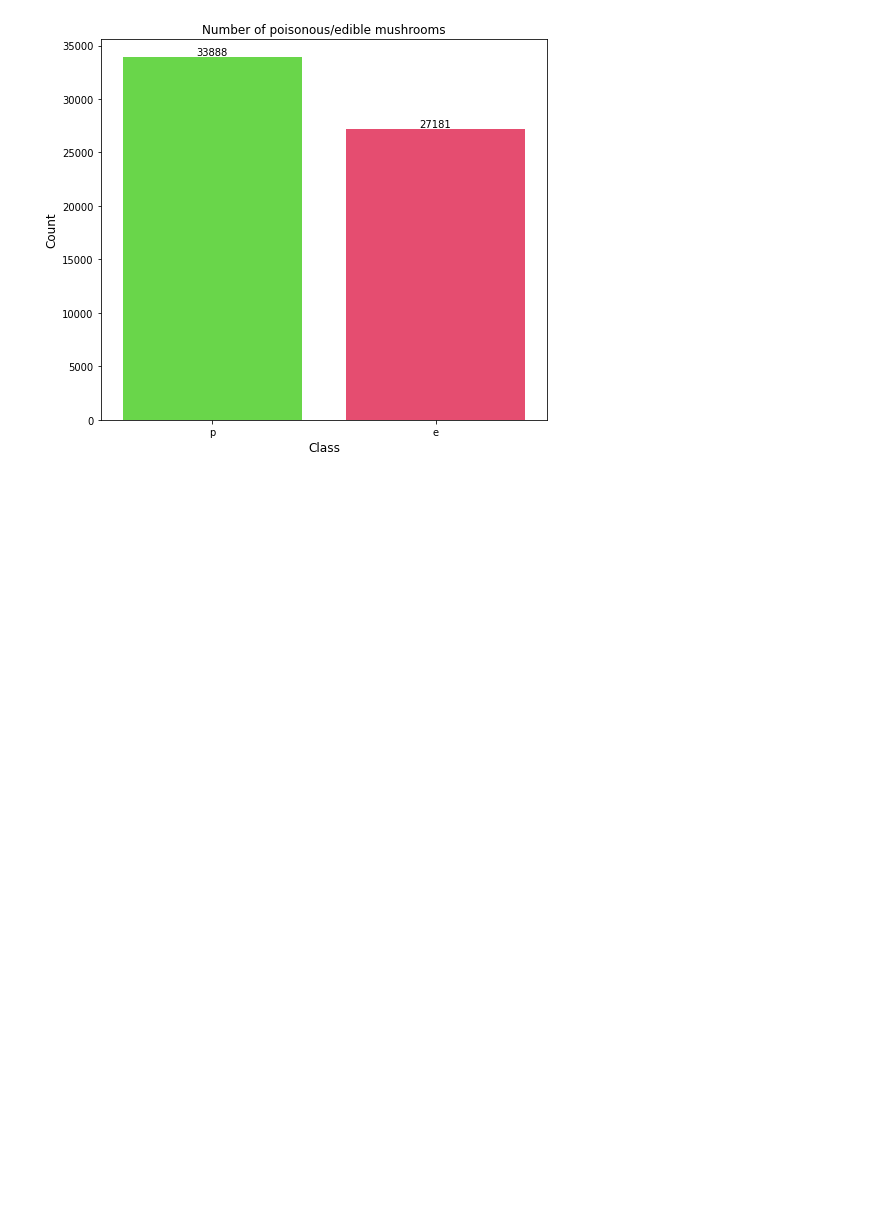
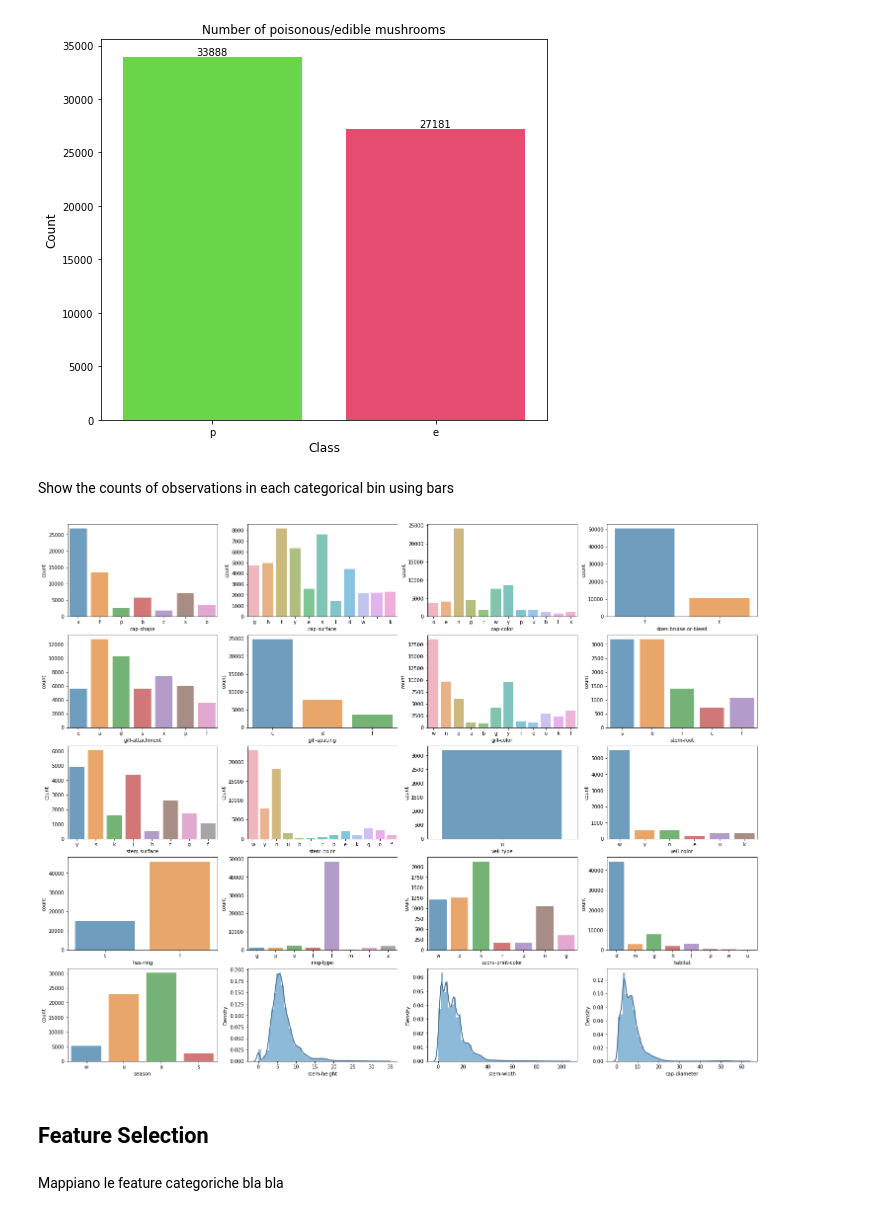
Before and after one commit to danilo-dellorco/ml-project, a Jupyter notebook: mushroom-classification.ipynb, the cells around one changed output. Cells and saved outputs as stored; diff of their text form; code cells hidden in the pictures; blank space fills up the shorter version.

```diff
--- a/mushroom-classification.ipynb
+++ b/mushroom-classification.ipynb
@@ -3,6 +3,13 @@ import numpy as np
 import pandas as pd
 import matplotlib.pyplot as plt
 import seaborn as sns
+from sklearn.preprocessing import LabelEncoder
+from sklearn.feature_selection import SelectKBest
+
+
+
+colors = ['xkcd:pale orange', 'xkcd:sea blue', 'xkcd:pale red', 'xkcd:sage green', 'xkcd:terra cotta', 'xkcd:dull purple', 'xkcd:teal', 'xkcd:goldenrod', 'xkcd:cadet blue',
+          'xkcd:scarlet']
 # %%
 df = pd.read_csv("dataset/secondary_data.csv",sep=";")
 # %%
@@ -35,3 +48,9 @@ Data columns (total 21 columns):
  20  season                61069 non-null  object
 dtypes: float64(3), object(18)
 memory usage: 9.8+ MB
+# %%
+i=0
+for column in df.columns:
+    df[column].dropna
+    print("{:<2} {:<30} {}".format(i, column, len(df[column])))
+    i+=1
@@ -50,3 +87,25 @@ plt.title('Number of poisonous/edible mushrooms')
 plt.show()
 # %% [output]
 [figure]
+# %% [markdown]
+Show the counts of observations in each categorical bin using bars
+# %%
+categ =  [ 'cap-shape', 'cap-surface', 'cap-color', 'does-bruise-or-bleed', 'gill-attachment', 'gill-spacing', 'gill-color', 'stem-root', 'stem-surface', 'stem-color', 'veil-type', 'veil-color', 'has-ring', 'ring-type', 'spore-print-color', 'habitat', 'season']
+conti = ['stem-height', 'stem-width', 'cap-diameter']
+
+fig = plt.figure(figsize=(25,20))
+for i in range(0, len(categ)):
+    fig.add_subplot(5,4,i+1)
+    sns.countplot(x=categ[i], data=df, alpha=.7)
+
+for col in conti:
+    fig.add_subplot(5,4,i+2)
+    i+=1
+    sns.distplot(df[col].dropna(), kde_kws={"lw": 2, "color":colors[8]},
+                hist_kws={"alpha": .5})
+# %% [output]
+[figure, added]
+# %% [markdown]
+## Feature Selection
+# %% [markdown]
+Mappiano le feature categoriche bla bla
```
Also changed, not shown: parts of 9 cells of this notebook.
